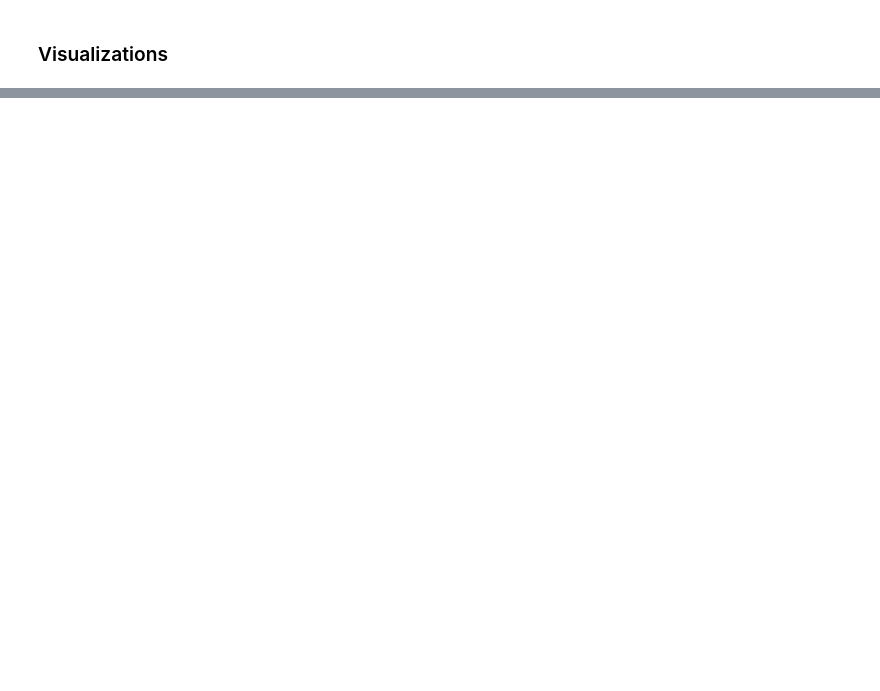
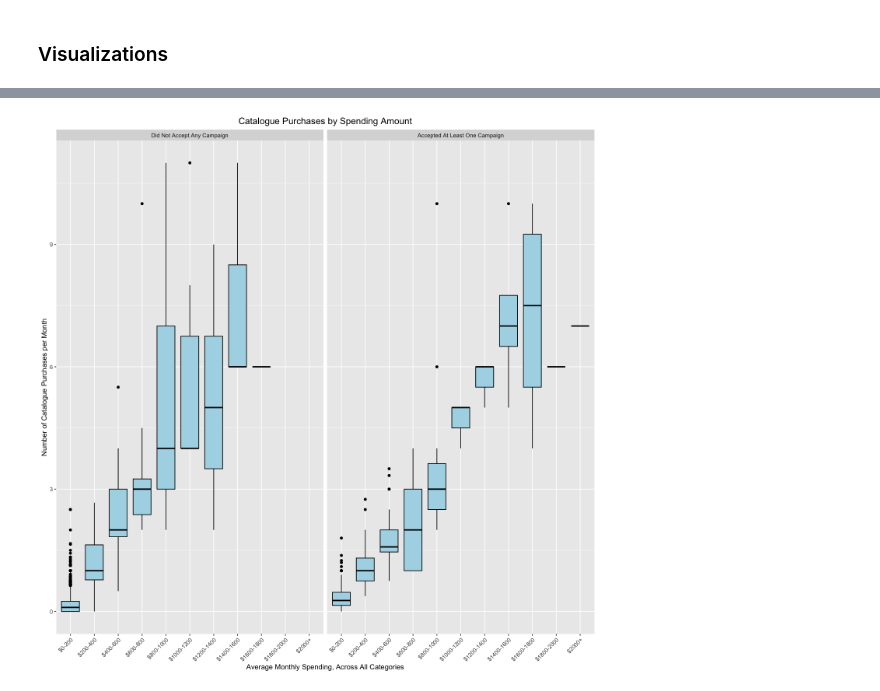
Before and after one commit to wend1k3/CWL2-STAT-301, a Jupyter notebook: final_report.ipynb, the cells around one changed output, grey strips where cells are left out. Saved outputs shown, nothing was run; the diff lists cells and outputs as text; code cells hidden in the pictures; blank space fills up the shorter version.

Commit message:
added visualizations

```diff
--- a/final_report.ipynb
+++ b/final_report.ipynb
@@ -397,8 +417,8 @@ print(paste('Highest Incomes: ', list(highest_income)))
 # %% [markdown]
 The list of earliest birth years seems a little problematic. 1893, 1899, and 1900 are very early birth years. Perhaps they are due to misinputs or customers entering random birth years. Because there are only 3 concerning values, I will just drop them by setting the cutoff at 100 years ago. The very highest income also seems problematic--it is much higher than the next value down, and it's the same digit repeated. Perhaps it's a typo. Again, seeing as there is only one extreme outlier and it is likely an input error, I will just drop it by cutting income off at 200,000.
 # %%
-marketing_campaign_clean <- marketing_campaign_clean %>% filter(Year_Birth >= (year(now()) - 100 ),
-                                                                Income <= 200000)
+marketing_campaign <- marketing_campaign %>% filter(Year_Birth >= (year(now()) - 100 ),
+                                                    Income <= 200000)
 # %% [markdown]
 #### Feature Engineering
 
@@ -419,7 +439,7 @@ We will drop the original variables with which we engineered the new variables t
 marketing_campaign <- marketing_campaign %>%
     mutate(
         Age = 2021 - Year_Birth,
-        Recency = as.numeric(max(marketing_campaign$Dt_Customer) - Dt_Customer),
+        Enrollment_Recency_Days = as.numeric(max(marketing_campaign$Dt_Customer) - Dt_Customer),
         AcceptedCmpAny = if_else(
             (AcceptedCmp1 == 1 |
             AcceptedCmp2 == 1 |
@@ -441,0 +510,34 @@ marketing_campaign <- marketing_campaign %>%
+# %%
+marketing_campaign_plotting_behavioural <- marketing_campaign %>%
+    mutate( #engineering features for plot
+        months_enrolled =  pmax(1, floor(Enrollment_Recency_Days / 30)),
+        avg_total_spending_month = (MntWines + MntFruits + MntMeatProducts +
+                                    MntFishProducts + MntSweetProducts + MntGoldProds)/pmin(months_enrolled, 24), #make sure that we are only accounting for the past 2 years
+        avg_catalog_purchases_month = NumCatalogPurchases/months_enrolled,
+        spending_group = cut(avg_total_spending_month,
+                            breaks = c(seq(0, 2000, by = 200), Inf),
+                            include.lowest = TRUE,
+                            right = TRUE,
+                            labels = c("$0-200", "$200-400", "$400-600", "$600-800", "$800-1000",
+                                       "$1000-1200", "$1200-1400", "$1400-1600", "$1600-1800",
+                                       "$1800-2000", "$2000+")
+                              ),
+        AcceptedCmpAny = factor(AcceptedCmpAny,
+                                levels = c(0, 1),
+                                labels = c("Did Not Accept Any Campaign", "Accepted At Least One Campaign"))
+    )
+
+
+options(repr.plot.width=12, repr.plot.height=12)
+ggplot(marketing_campaign_plotting_behavioural, aes(x = spending_group, y = avg_catalog_purchases_month)) +
+  geom_boxplot(fill = "lightblue", color = "black") +
+  facet_wrap(~ AcceptedCmpAny) +
+  labs(
+    title = "Catalogue Purchases by Spending Amount",
+    x = "Average Monthly Spending, Across All Categories",
+    y = "Number of Catalogue Purchases per Month"
+  ) +
+  scale_fill_brewer(palette="BuPu") +
+  theme(axis.text.x = element_text(angle = 45, hjust = 1), plot.title = element_text(hjust = 0.5, size = 14))
+# %% [output]
+[figure, added]
```
Also changed, not shown: parts of 15 cells of this notebook.
